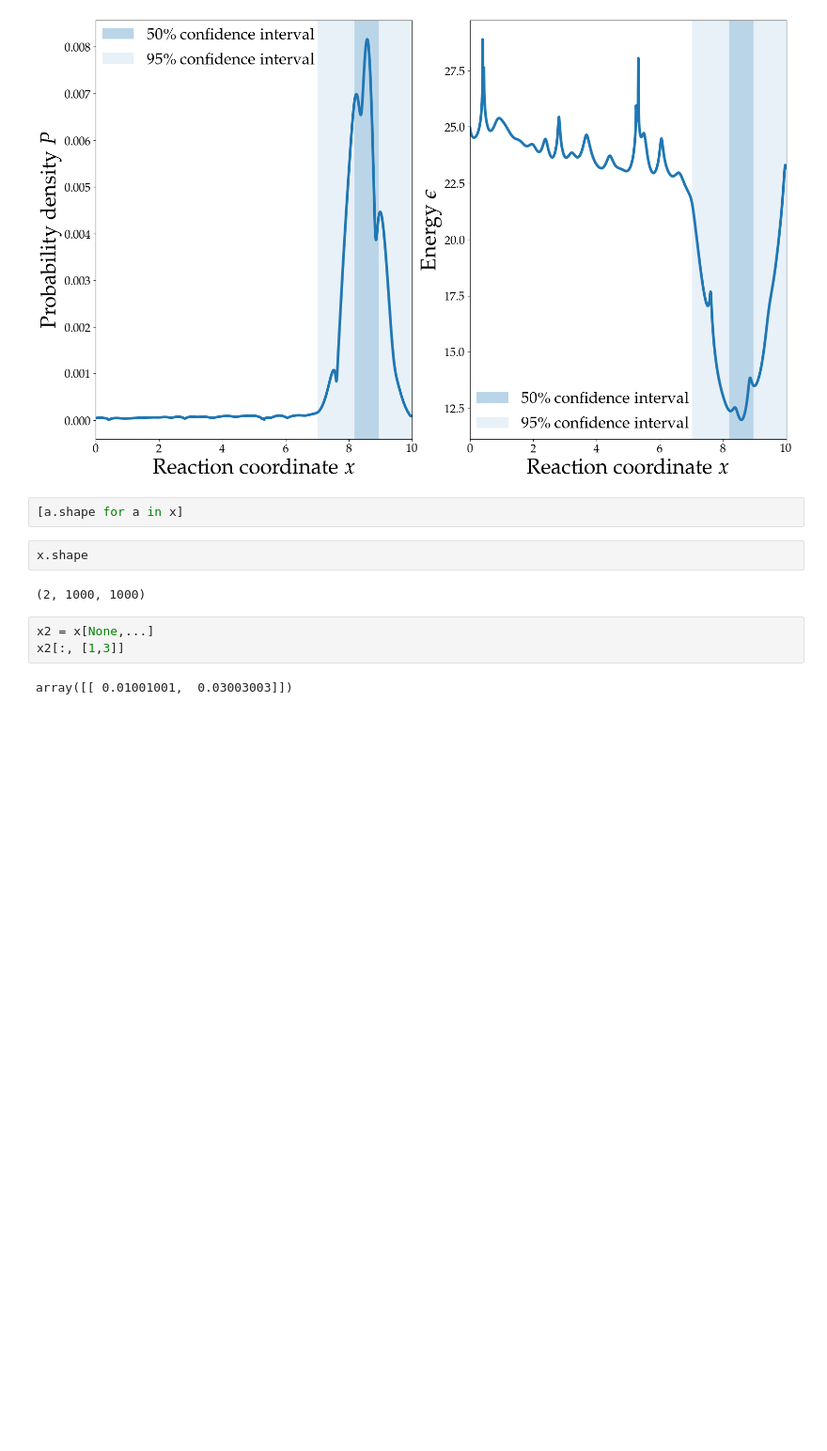
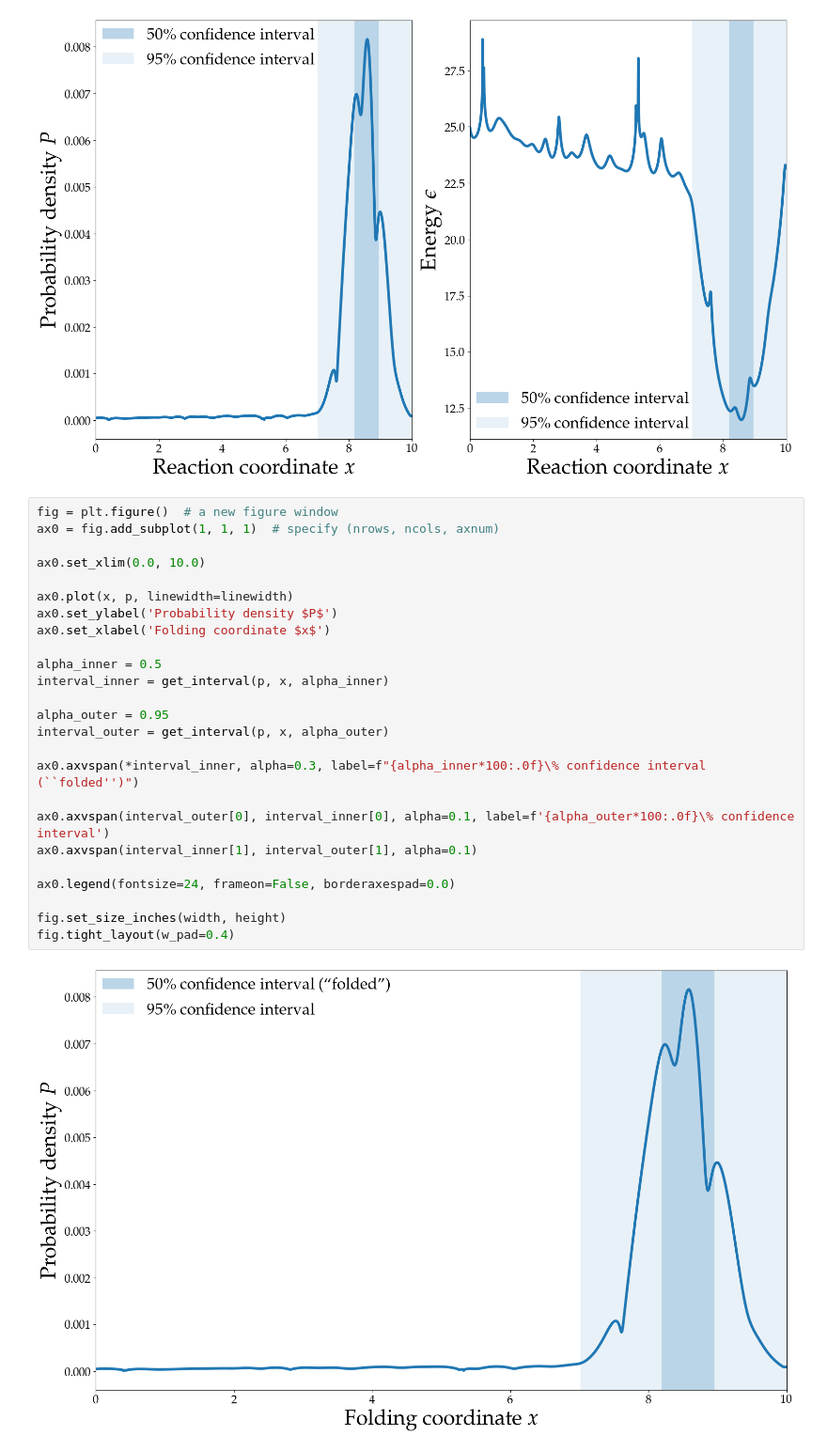
Before and after one commit to Yoshanuikabundi/jacksongrp_talk_nov19, a Jupyter notebook: FES.ipynb, the cells around one changed output. Shown at 94% size. Cells and saved outputs as stored; diff of their text form; blank space fills up the shorter version.

```diff
--- a/FES.ipynb
+++ b/FES.ipynb
@@ -133,14 +131,30 @@ fig.set_size_inches(width, height)
 fig.tight_layout(w_pad=0.4)
 # %% [output]
 [figure]
-# %%
-[a.shape for a in x]
-# %%
-x.shape
-# %% [output]
-(2, 1000, 1000)
-# %%
-x2 = x[None,...]
-x2[:, [1,3]]
-# %% [output]
-array([[ 0.01001001,  0.03003003]])
+# %%
+fig = plt.figure()  # a new figure window
+ax0 = fig.add_subplot(1, 1, 1)  # specify (nrows, ncols, axnum)
+
+ax0.set_xlim(0.0, 10.0)
+
+ax0.plot(x, p, linewidth=linewidth)
+ax0.set_ylabel('Probability density $P$')
+ax0.set_xlabel('Folding coordinate $x$')
+
+alpha_inner = 0.5
+interval_inner = get_interval(p, x, alpha_inner)
+
+alpha_outer = 0.95
+interval_outer = get_interval(p, x, alpha_outer)
+
+ax0.axvspan(*interval_inner, alpha=0.3, label=f"{alpha_inner*100:.0f}\% confidence interval (``folded'')")
+
+ax0.axvspan(interval_outer[0], interval_inner[0], alpha=0.1, label=f'{alpha_outer*100:.0f}\% confidence interval')
+ax0.axvspan(interval_inner[1], interval_outer[1], alpha=0.1)
+
+ax0.legend(fontsize=24, frameon=False, borderaxespad=0.0)
+
+fig.set_size_inches(width, height)
+fig.tight_layout(w_pad=0.4)
+# %% [output]
+[figure, added]
```
Also changed, not shown: parts of 1 cell of this notebook, 3 other files.
